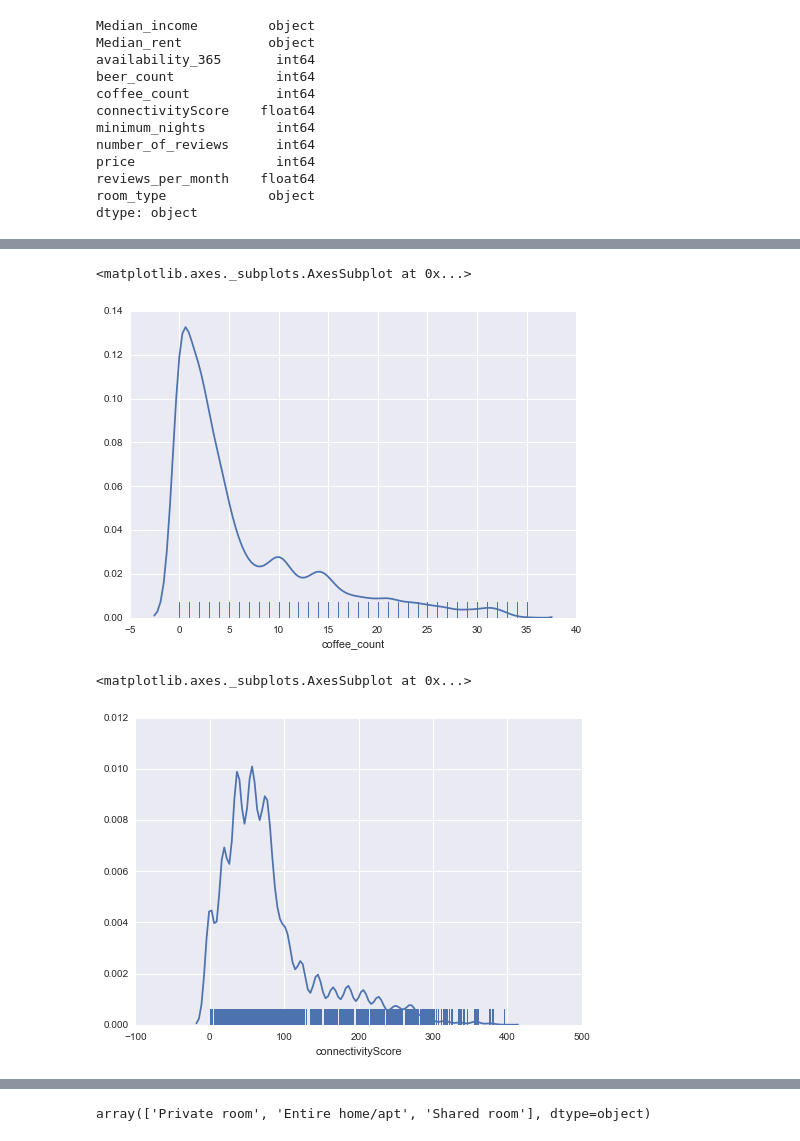
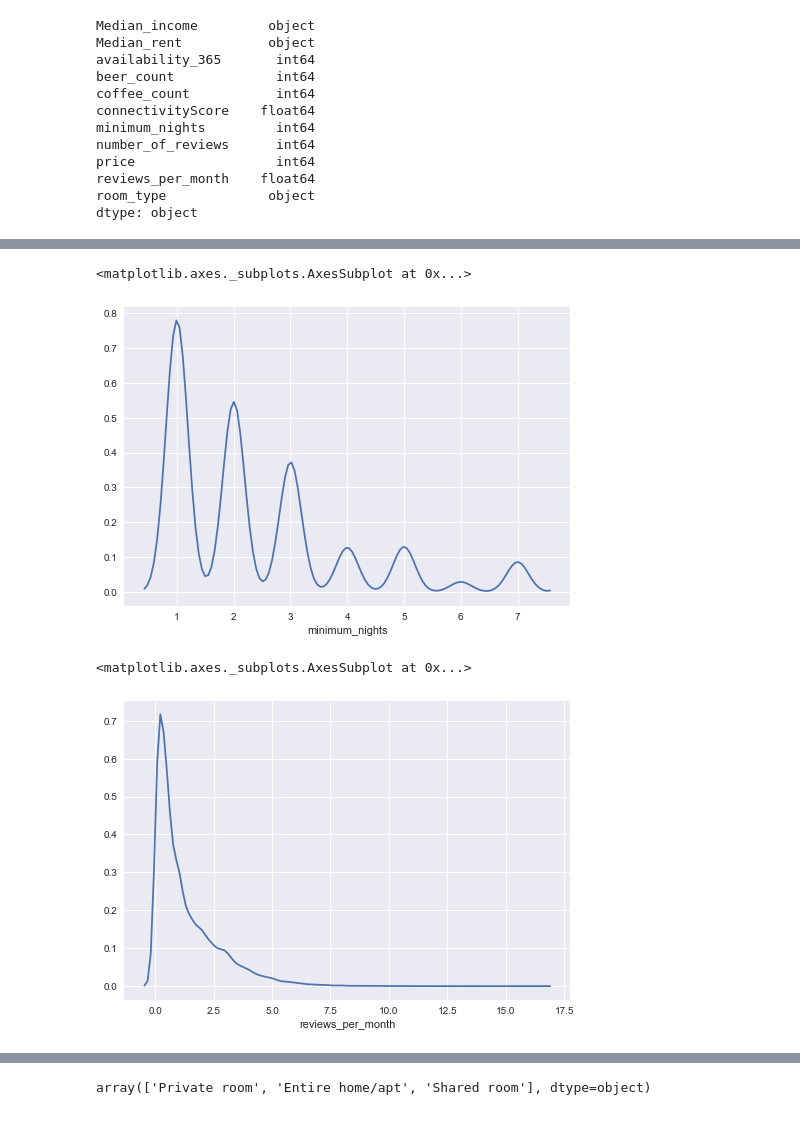
Before and after one commit to fernandomelchor/Airbnb_Project, a Jupyter notebook: jp-Classifying Listings.ipynb, the cells around one changed output, grey strips where cells are left out. Cells and saved outputs as stored; diff of their text form; code cells hidden in the pictures.

```diff
--- a/jp-Classifying Listings.ipynb
+++ b/jp-Classifying Listings.ipynb
@@ -106,0 +106,4 @@ listings.Median_rent = pd.to_numeric(listings.Median_rent, errors='coerce')
+# %%
+listings = listings[listings.minimum_nights <= 7]
+# %%
+listings = listings[listings.price <= 500]
@@ -127,11 +136,11 @@ sns.distplot(listings.beer_count, hist=False, rug=True)
 # %%
-sns.distplot(listings.coffee_count, hist=False, rug=True)
+sns.distplot(listings.minimum_nights, hist=False)
 # %% [output]
 <matplotlib.axes._subplots.AxesSubplot at 0x...>
-[figure, old version]
+[figure, new version]
 # %%
-sns.distplot(listings.connectivityScore, hist=False, rug=True)
+sns.distplot(listings.reviews_per_month, hist=False)
 # %% [output]
 <matplotlib.axes._subplots.AxesSubplot at 0x...>
-[figure, old version]
+[figure, new version]
 # %%
```
Also changed, not shown: parts of 50 cells of this notebook, 1 other file.
